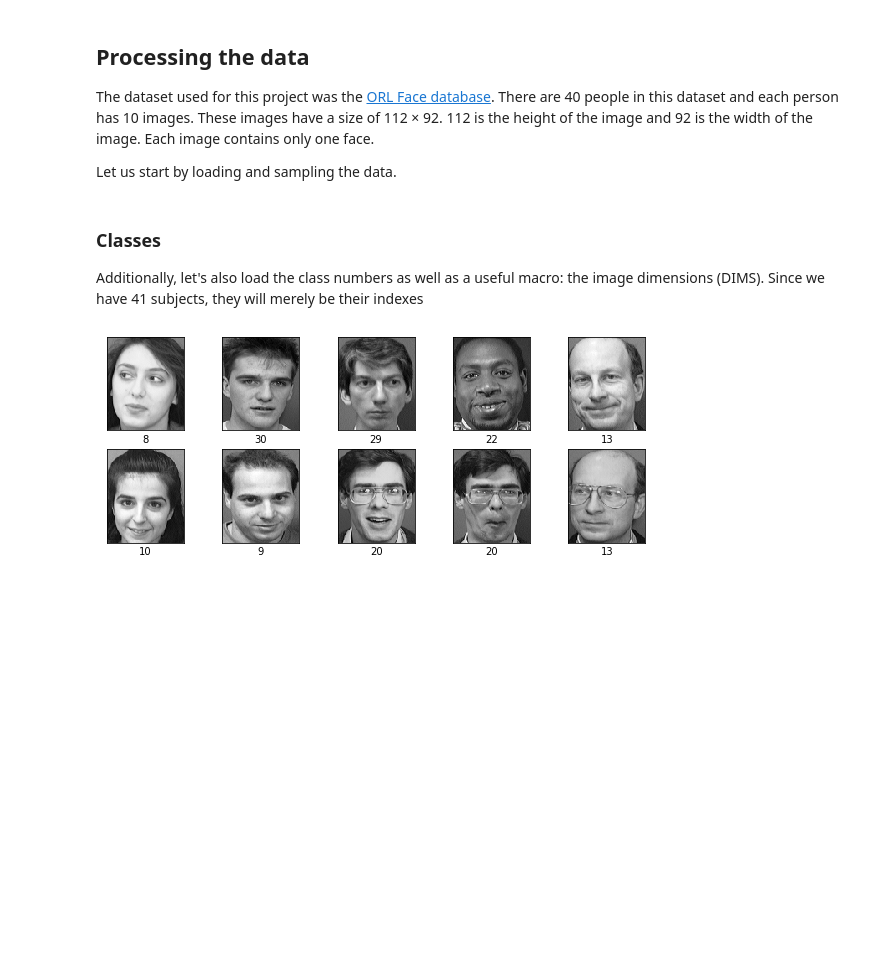
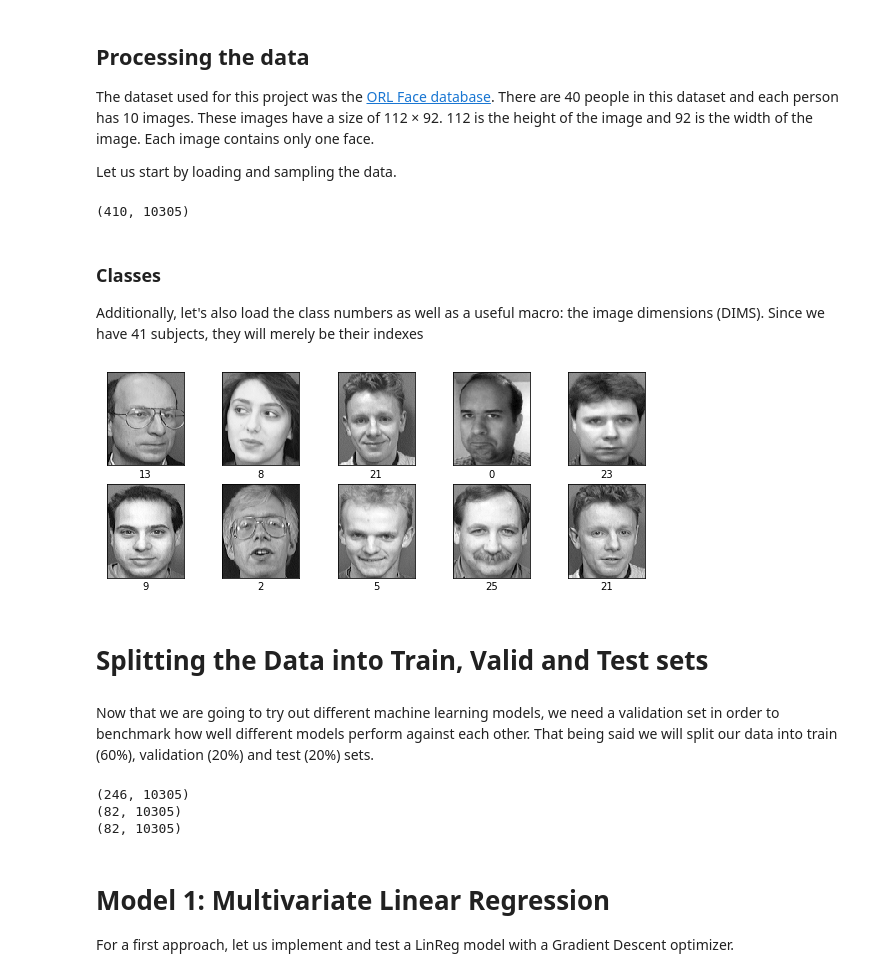
Before and after one commit to tiagoleonmelo/face-recognition, a Jupyter notebook: Face Recognition.ipynb, the cells around one changed output. Drawn from its saved outputs; the diff is of its cells as text; code cells hidden in the pictures; blank space fills up the shorter version.

Commit message:
Beginning of Linear Regression

```diff
--- a/Face Recognition.ipynb
+++ b/Face Recognition.ipynb
@@ -80,14 +80,24 @@ data = []
 for f in files:
     image = read_pgm(f)
     new_img = image.reshape((image.shape[0] * image.shape[1], 1))
-    label = int(f.split("/")[1][1:])
+
+    # Normalizing the data
+    new_img = new_img / 2550
+
+    label = int(f.split("/")[-2][1:])
 
     new_img = np.append(new_img, label)
 
     data += [new_img]
 
+
 np_data = np.array(data)
+
 X_full = np_data.reshape(np_data.shape[0], np_data.shape[1])
+# %%
+X_full.shape
+# %% [output]
+(410, 10305)
 # %% [markdown]
 ### Classes
 Additionally, let's also load the class numbers as well as a useful macro: the image dimensions (DIMS). Since we have 41 subjects, they will merely be their indexes
@@ -97,18 +107,43 @@ DIMS = (112, 92)
 # %%
 # Display sample_size images (with 1 < sample_size < 40)
 sample_size = 10
 plt.figure(figsize=(10,10))
 
 for i in range(0, sample_size):
     idx = np.random.randint(0, 410)
     image = X_full[idx][:-1].reshape(DIMS)
     plt.subplot(5,5,i + 1)
     plt.xticks([])
     plt.yticks([])
     plt.grid(True)
     plt.imshow(image, plt.cm.gray)
-    plt.xlabel(classes[classes[X_full[idx][-1]]])
+    plt.xlabel(classes[int(X_full[idx][-1])])
 
 plt.show()
 # %% [output]
-[figure, old version]
+[figure, new version]
+# %% [markdown]
+# Splitting the Data into Train, Valid and Test sets
+# %% [markdown]
+Now that we are going to try out different machine learning models, we need a validation set in order to benchmark how well different models perform against each other. That being said we will split our data into train (60%), validation (20%) and test (20%) sets.
+# %%
+# 60 20 20
+ratio = [0.6, 0.2, 0.2]
+
+train_idx = int( ratio[0] * X_full.shape[0])
+valid_idx = int( train_idx + ratio[1] * X_full.shape[0])
+
+X_train = X_full[:train_idx][:]
+X_valid = X_full[train_idx:valid_idx][:]
+X_test = X_full[valid_idx:][:]
+
+print(X_train.shape)
+print(X_valid.shape)
+print(X_test.shape)
+# %% [output]
+(246, 10305)
+(82, 10305)
+(82, 10305)
+# %% [markdown]
+# Model 1: Multivariate Linear Regression
+For a first approach, let us implement and test a LinReg model with a Gradient Descent optimizer.
```
Also changed, not shown: parts of 4 cells of this notebook.
